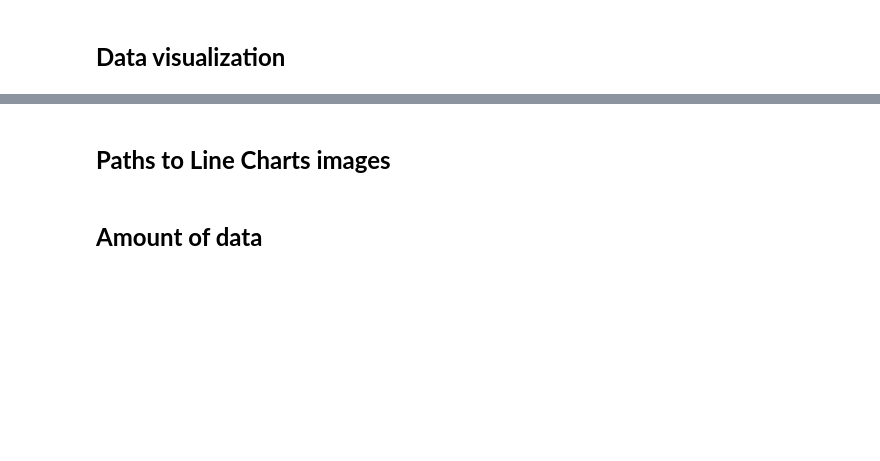
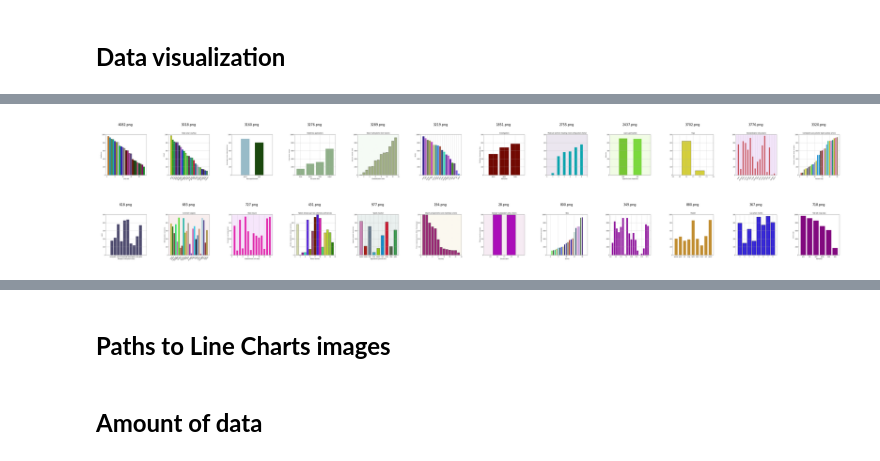
Before and after one commit to nucontreras/artificial-intelligence-scripts, a Jupyter notebook: FSCN/data_analysis.ipynb, the cells around one changed output, grey strips where cells are left out. Cells and saved outputs as stored; diff of their text form; code cells hidden in the pictures; blank space fills up the shorter version.

```diff
--- a/FSCN/data_analysis.ipynb
+++ b/FSCN/data_analysis.ipynb
@@ -234,0 +199,12 @@ The path Codigos y BD anteriores/Barras/models/dataset/DB graficos internet/Barr
+# %%
+# 5000 images python training
+
+show_images_horizontally(path_bar_segm_2_train_color_old_db, 12)
+# %% [output]
+[figure, added]
+# %%
+# 1000 images python testing
+
+show_images_horizontally(path_bar_segm_2_test_color_old_db, 12)
+# %% [output]
+[figure, added]
```
Also changed, not shown: parts of 35 cells of this notebook.
